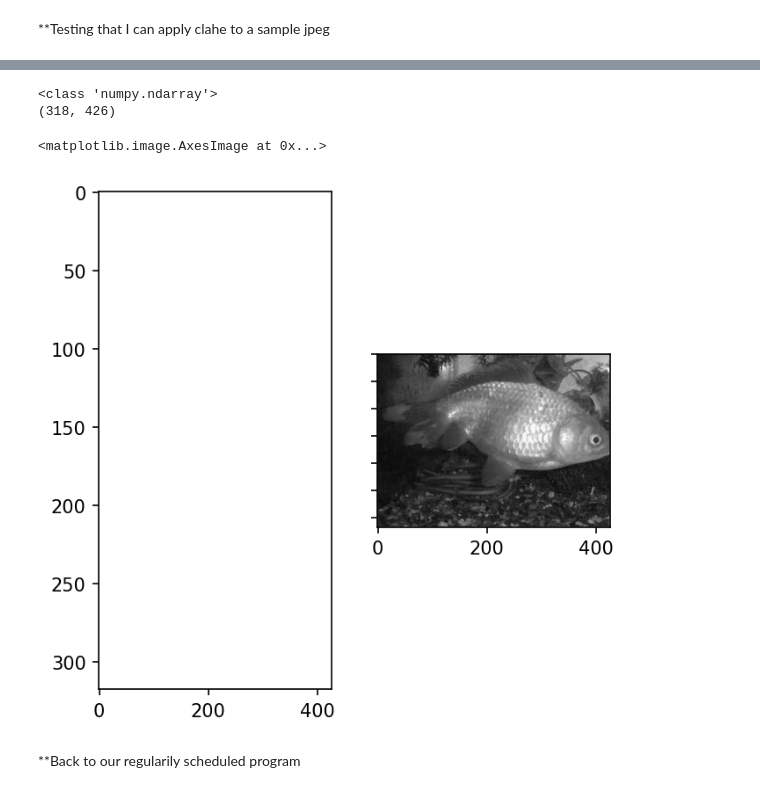
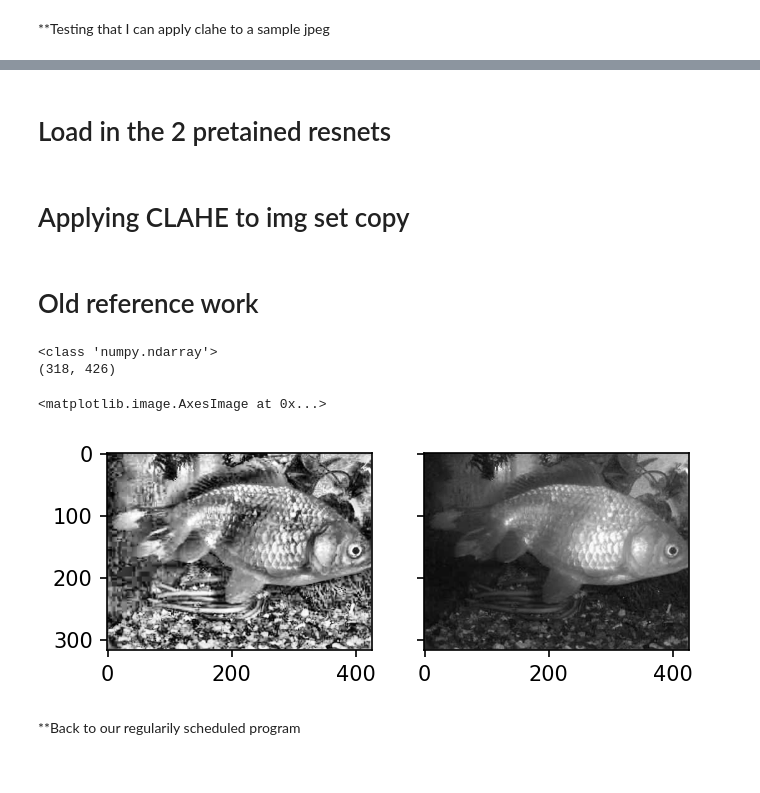
Before and after one commit to imckechn/imageEnhancer, a Jupyter notebook: main.ipynb, the cells around one changed output, grey strips where cells are left out. Drawn from its saved outputs; the diff is of its cells as text; code cells hidden in the pictures.

```diff
--- a/main.ipynb
+++ b/main.ipynb
@@ -24,26 +25,3 @@ from PIL import Image
 import cv2
 # %% [markdown]
 **Testing that I can apply clahe to a sample jpeg
-# %%
-import matplotlib.image as mpimg
-
-picture_height = 0
-picture_width = 0
-
-
-## Code to identify the largest photo
-for dirname, _, filenames in os.walk("./images"):
-    for filename in filenames:
-        if (".JPEG" not in filename):
-            continue
-        temp_img = mpimg.imread(os.path.join(dirname, filename))
-        (temp_height, temp_width, temp_size) = temp_img.shape
-
-        if temp_height > picture_height:
-            picture_height = temp_height
-        if temp_width > picture_width:
-            picture_width = temp_width
-
-
-print(picture_height)
-print(picture_width)
@@ -52,0 +51,4 @@ print(picture_width)
+# %% [markdown]
+# Load in the 2 pretained resnets
+# %% [markdown]
+# Applying CLAHE to img set copy
@@ -53,29 +63,29 @@ print(picture_width)
+# %% [markdown]
+# Old reference work
 # %%
 
 
 img_1_np = cv2.imread("./images/fish.JPEG", 0)
 print(type(img_1_np))
 print(img_1_np.shape)
 
 img_1_np = np.pad(img_1_np, ((0, picture_height - img_1_np.shape[0]),(0, picture_width - img_1_np.shape[1])))
 
 #new_img_1 = Image.fromarray(img_1_np)
 
 
 clahe = cv2.createCLAHE(clipLimit=15.0, tileGridSize=(8,8))
 
-#print(type(clahe))
-
 clahe_img_1 = clahe.apply(img_1_np)
 
 fig, ((new_ax1,  new_ax2)) = plt.subplots(nrows = 1, ncols = 2, sharex = True, sharey = True, figsize = (5, 5), dpi = 150, num = 1)
-#new_ax1.imshow(clahe_img_1, cmap = "gray") # Images are gray scale, ensuring that matplotlib displays them as such
+new_ax1.imshow(clahe_img_1, cmap = "gray") # Images are gray scale, ensuring that matplotlib displays them as such
 new_ax2.imshow(img_1_np, cmap = "gray")
 # %% [output]
 <class 'numpy.ndarray'>
 (318, 426)
 <matplotlib.image.AxesImage at 0x...>
-[figure, old version]
+[figure, new version]
 # %% [markdown]
 **Back to our regularily scheduled program
 # %%
```
Also changed, not shown: parts of 28 cells of this notebook, 3 other files.
